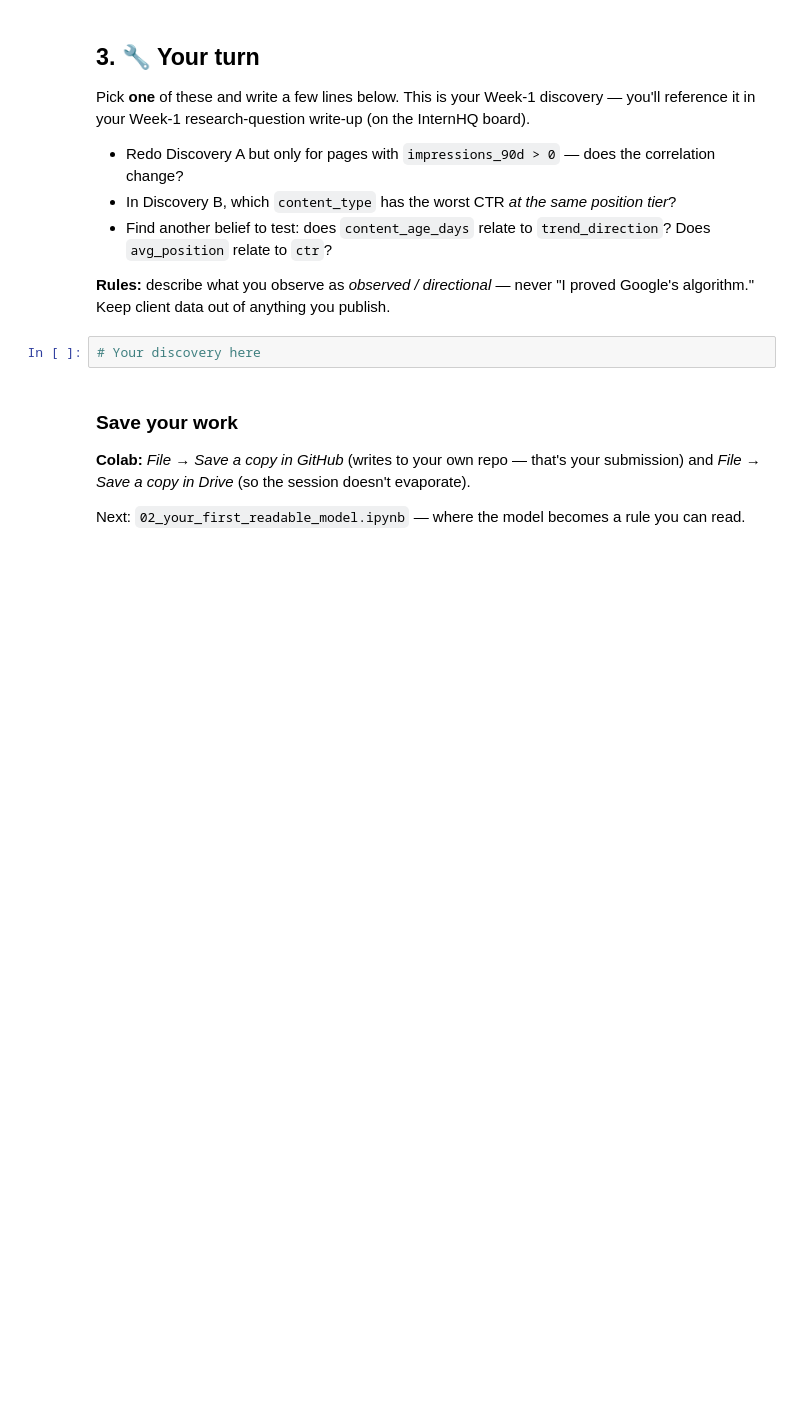
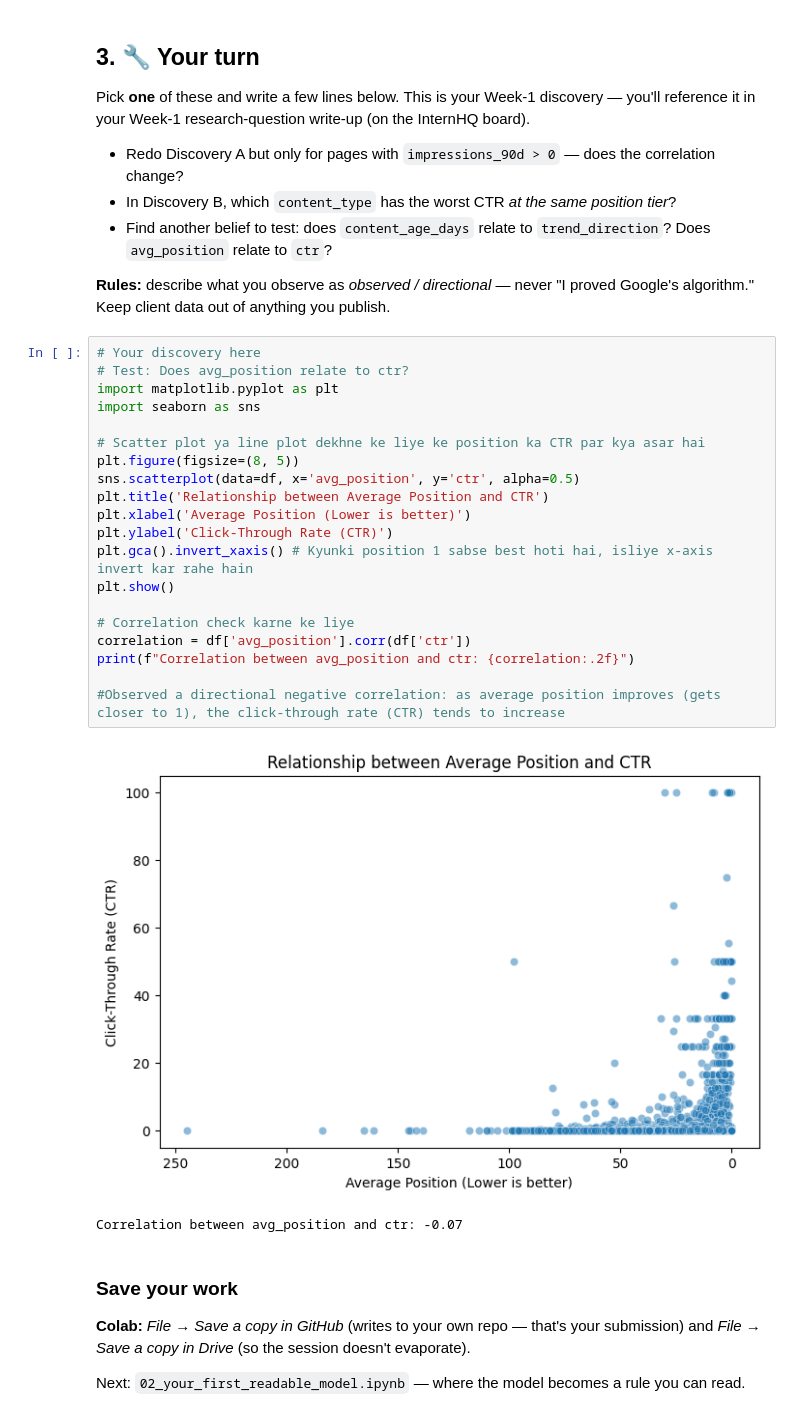
Before and after one commit to Ubaidrees/flyrank-ml-tasks, a Jupyter notebook: notebooks/01_first_look_and_discovery.ipynb, the cells around one changed output. Drawn from its saved outputs; the diff is of its cells as text; blank space fills up the shorter version.

```diff
--- a/notebooks/01_first_look_and_discovery.ipynb
+++ b/notebooks/01_first_look_and_discovery.ipynb
@@ -99,6 +153,27 @@ Pick **one** of these and write a few lines below. This is your Week-1 discovery
 **Rules:** describe what you observe as *observed / directional* — never "I proved Google's algorithm." Keep client data out of anything you publish.
 # %%
 # Your discovery here
+# Test: Does avg_position relate to ctr?
+import matplotlib.pyplot as plt
+import seaborn as sns
+
+# Scatter plot ya line plot dekhne ke liye ke position ka CTR par kya asar hai
+plt.figure(figsize=(8, 5))
+sns.scatterplot(data=df, x='avg_position', y='ctr', alpha=0.5)
+plt.title('Relationship between Average Position and CTR')
+plt.xlabel('Average Position (Lower is better)')
+plt.ylabel('Click-Through Rate (CTR)')
+plt.gca().invert_xaxis() # Kyunki position 1 sabse best hoti hai, isliye x-axis invert kar rahe hain
+plt.show()
+
+# Correlation check karne ke liye
+correlation = df['avg_position'].corr(df['ctr'])
+print(f"Correlation between avg_position and ctr: {correlation:.2f}")
+
+#Observed a directional negative correlation: as average position improves (gets closer to 1), the click-through rate (CTR) tends to increase
+# %% [output]
+[figure, added]
+Correlation between avg_position and ctr: -0.07
 # %% [markdown]
 ### Save your work
 **Colab:** *File → Save a copy in GitHub* (writes to your own repo — that's your submission) and *File → Save a copy in Drive* (so the session doesn't evaporate).
```
Also changed, not shown: parts of 7 cells of this notebook.
